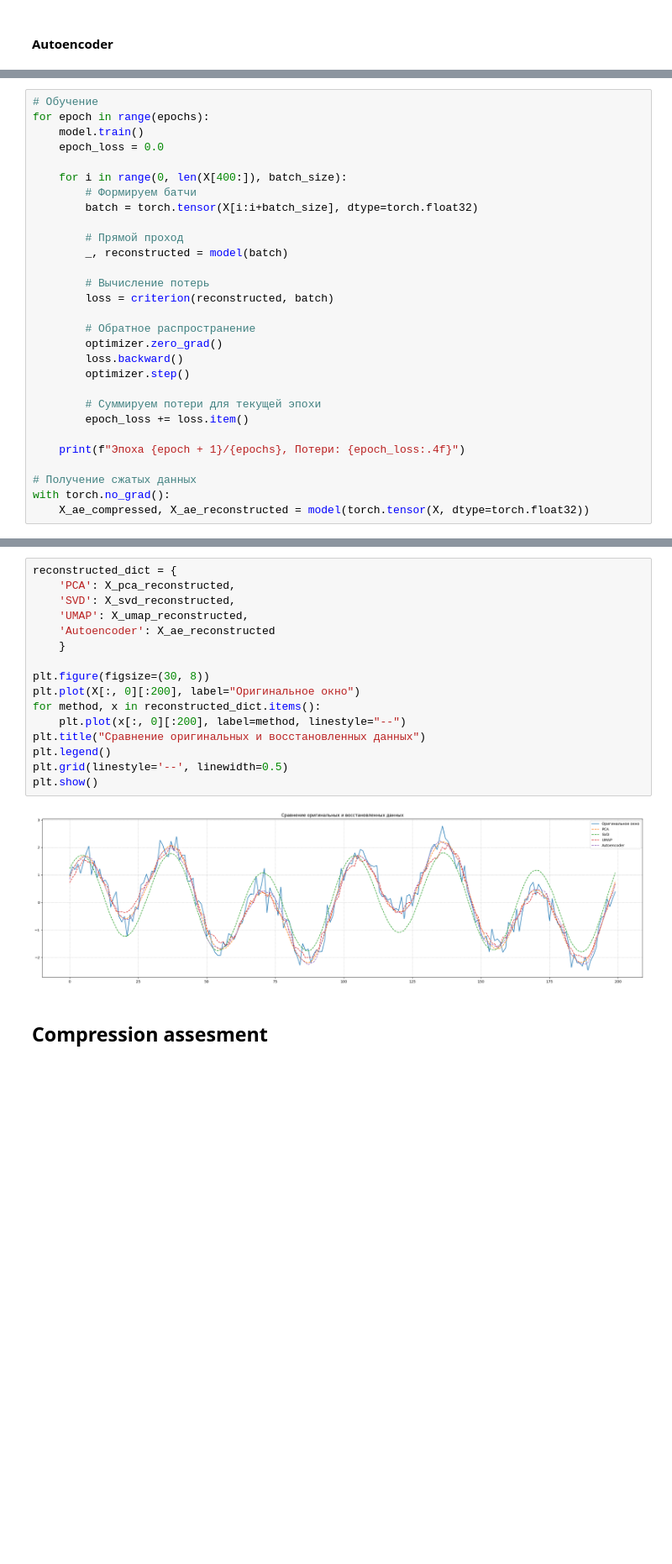
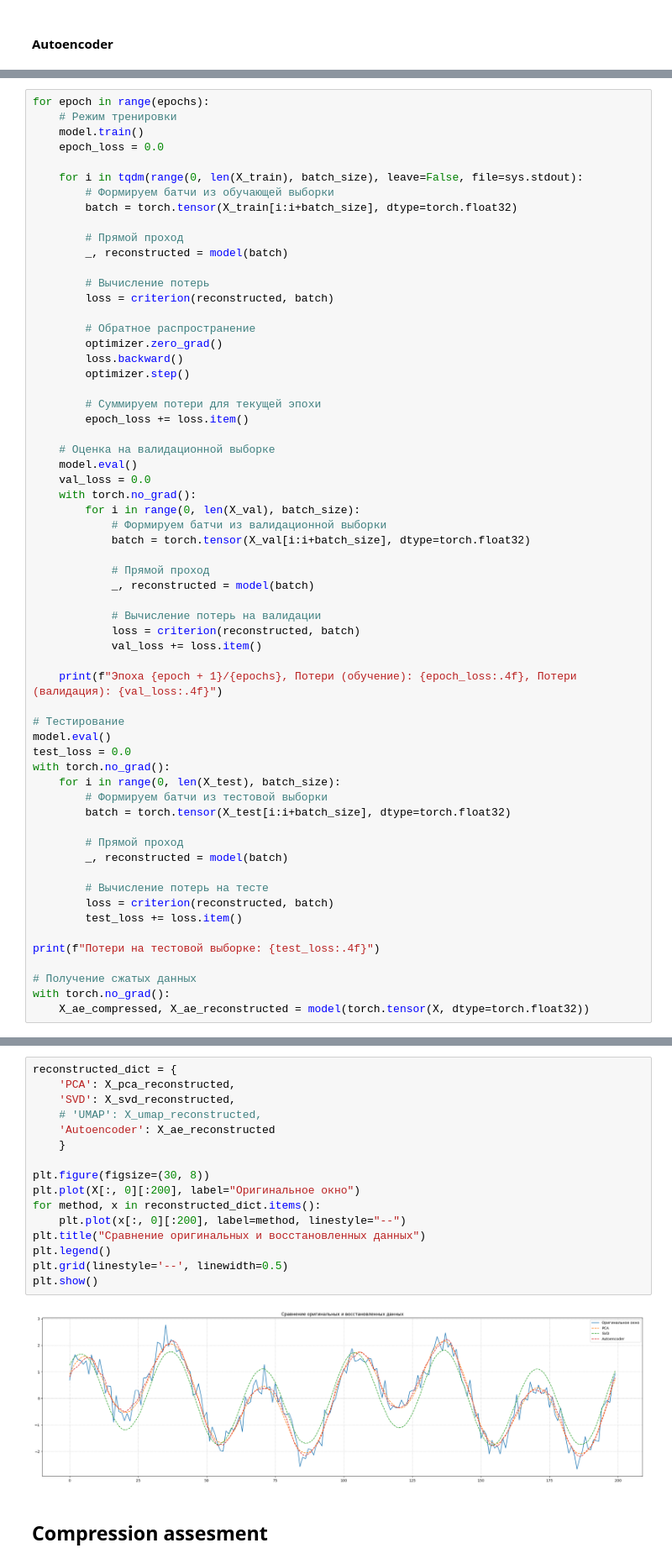
Before and after one commit to 3yungar/dl_phd_project, a Jupyter notebook: anomaly_forecasting/feature_space_compression.ipynb, the cells around one changed output, grey strips where cells are left out. Shown at 84% size. Saved outputs shown, nothing was run; the diff lists cells and outputs as text; blank space fills up the shorter version.

```diff
--- a/anomaly_forecasting/feature_space_compression.ipynb
+++ b/anomaly_forecasting/feature_space_compression.ipynb
@@ -228,12 +245,12 @@ optimizer = torch.optim.Adam(model.parameters(), lr=learning_rate)
 # %%
-# Обучение
 for epoch in range(epochs):
+    # Режим тренировки
     model.train()
     epoch_loss = 0.0
 
-    for i in range(0, len(X[400:]), batch_size):
-        # Формируем батчи
-        batch = torch.tensor(X[i:i+batch_size], dtype=torch.float32)
+    for i in tqdm(range(0, len(X_train), batch_size), leave=False, file=sys.stdout):
+        # Формируем батчи из обучающей выборки
+        batch = torch.tensor(X_train[i:i+batch_size], dtype=torch.float32)
 
         # Прямой проход
         _, reconstructed = model(batch)
@@ -249,7 +266,39 @@ for epoch in range(epochs):
         # Суммируем потери для текущей эпохи
         epoch_loss += loss.item()
 
-    print(f"Эпоха {epoch + 1}/{epochs}, Потери: {epoch_loss:.4f}")
+    # Оценка на валидационной выборке
+    model.eval()
+    val_loss = 0.0
+    with torch.no_grad():
+        for i in range(0, len(X_val), batch_size):
+            # Формируем батчи из валидационной выборки
+            batch = torch.tensor(X_val[i:i+batch_size], dtype=torch.float32)
+
+            # Прямой проход
+            _, reconstructed = model(batch)
+
+            # Вычисление потерь на валидации
+            loss = criterion(reconstructed, batch)
+            val_loss += loss.item()
+
+    print(f"Эпоха {epoch + 1}/{epochs}, Потери (обучение): {epoch_loss:.4f}, Потери (валидация): {val_loss:.4f}")
+
+# Тестирование
+model.eval()
+test_loss = 0.0
+with torch.no_grad():
+    for i in range(0, len(X_test), batch_size):
+        # Формируем батчи из тестовой выборки
+        batch = torch.tensor(X_test[i:i+batch_size], dtype=torch.float32)
+
+        # Прямой проход
+        _, reconstructed = model(batch)
+
+        # Вычисление потерь на тесте
+        loss = criterion(reconstructed, batch)
+        test_loss += loss.item()
+
+print(f"Потери на тестовой выборке: {test_loss:.4f}")
 
 # Получение сжатых данных
 with torch.no_grad():
@@ -279,21 +333,21 @@ plot_reconstructed_data(X_ae_reconstructed)
 # %%
 reconstructed_dict = {
     'PCA': X_pca_reconstructed,
     'SVD': X_svd_reconstructed,
-    'UMAP': X_umap_reconstructed,
+    # 'UMAP': X_umap_reconstructed,
     'Autoencoder': X_ae_reconstructed
     }
 
 plt.figure(figsize=(30, 8))
 plt.plot(X[:, 0][:200], label="Оригинальное окно")
 for method, x in reconstructed_dict.items():
     plt.plot(x[:, 0][:200], label=method, linestyle="--")
 plt.title("Сравнение оригинальных и восстановленных данных")
 plt.legend()
 plt.grid(linestyle='--', linewidth=0.5)
 plt.show()
 # %% [output]
-[figure, old version]
+[figure, new version]
 # %% [markdown]
 ## Compression assesment
 # %% [markdown]
```
Also changed, not shown: parts of 15 cells of this notebook.
